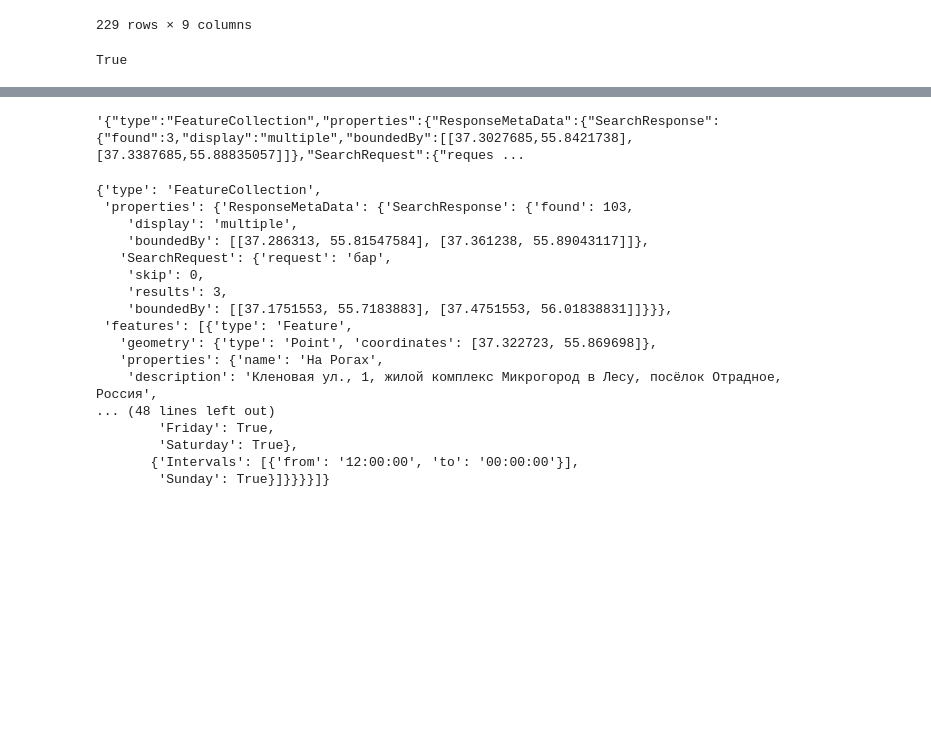
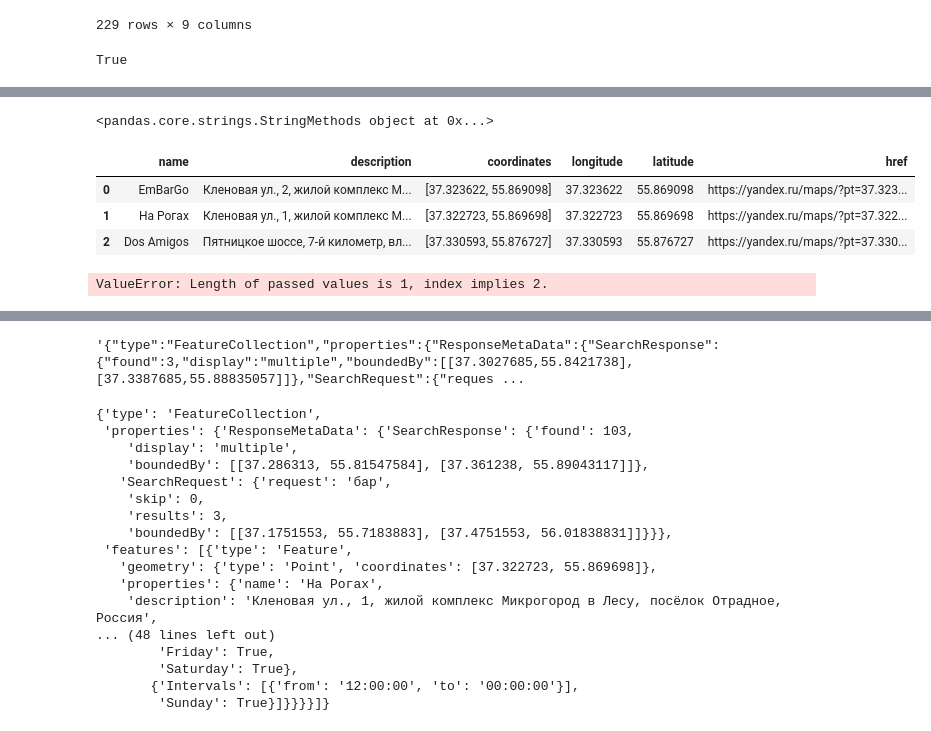
Before and after one commit to MariaZolotko/DPO_Python_2021, a Jupyter notebook: Homework/ЗолотькоМВ5.ipynb, the cells around one changed output, grey strips where cells are left out. Saved outputs shown, nothing was run; the diff lists cells and outputs as text; code cells hidden in the pictures; blank space fills up the shorter version.

```diff
--- a/Homework/ЗолотькоМВ5.ipynb
+++ b/Homework/ЗолотькоМВ5.ipynb
@@ -144,0 +198,77 @@ print(dolvkm*2)
+# %%
+import math
+import requests
+from bs4 import BeautifulSoup
+apikey1='0949a9ad-718d-4f48-ba42-a5d8845724cc'
+full_list = []
+
+coord = '37.3251553,55.8686792'
+spn = '0.018018018018018018,0.0231094601588202'
+r = requests.get('https://search-maps.yandex.ru/v1/?apikey=' + apikey1 + '&format=json&text=бар&lang=ru_RU&ll=' + coord + '&spn='+spn+'&rspn=1&results=10')
+g=r.json()['features']
+#print(type(g))
+#print(g)
+for k in g:
+    l = [k['properties']['name'],k['properties']['description'],k['geometry']['coordinates']] # нужные поля
+    full_list.append(l) # добавляем в список списков full_list
+
+
+df = pd.DataFrame(full_list)
+df.rename({0: 'name', 1: 'description', 2: 'coordinates'}, axis=1, inplace=True)
+#print(df['coordinates'].values[0])
+#print(df['coordinates'].values[0][0])
+#print(df['coordinates'].values[0][1])
+#print(df['coordinates'].str.split(pat=",",n=-1, expand=False))
+
+#print(pd.Series(df['coordinates'].values).str.)
+#df[['latitude', 'longitude']] = pd.Series(df['coordinates'].values).str.split(pat=",", expand=True)
+
+#print(pd.Series(df['coordinates'].values))
+#df[['latitude', 'longitude']] = pd.Series(df['coordinates'].values)
+#print(df)
+
+
+#del df['coordinates']
+
+#for
+#long = df['coordinates'].values[0][0]
+#lat = df['coordinates'].values[0][1]
+#df['href'] = 'https://yandex.ru/maps/?pt='+df.longitude.map(str)+','+df.latitude.map(str)
+
+#df
+# %% [output]
+<pandas.core.strings.StringMethods object at 0x...>
+# %%
+import math
+import requests
+from bs4 import BeautifulSoup
+apikey1='0949a9ad-718d-4f48-ba42-a5d8845724cc'
+full_list = []
+
+coord = '37.3251553,55.8686792'
+spn = '0.018018018018018018,0.0231094601588202'
+r = requests.get('https://search-maps.yandex.ru/v1/?apikey=' + apikey1 + '&format=json&text=бар&lang=ru_RU&ll=' + coord + '&spn='+spn+'&rspn=1&results=10')
+g=r.json()['features']
+#print(type(g))
+#print(g)
+for k in g:
+    l = [k['properties']['name'],k['properties']['description'],k['geometry']['coordinates']] # нужные поля
+    full_list.append(l) # добавляем в список списков full_list
+
+
+df = pd.DataFrame(full_list)
+df.rename({0: 'name', 1: 'description', 2: 'coordinates'}, axis=1, inplace=True)
+df[['longitude', 'latitude']] = pd.DataFrame(df.coordinates.tolist(), index=df.index)
+df['href'] = 'https://yandex.ru/maps/?pt='+df.longitude.map(str)+','+df.latitude.map(str)
+df
+# %% [output]
+|  | name | description | coordinates | longitude | latitude | href |
+| 0 | EmBarGo | Кленовая ул., 2, жилой комплекс М... | [37.323622, 55.869098] | 37.323622 | 55.869098 | https://yandex.ru/maps/?pt=37.323... |
+| 1 | На Рогах | Кленовая ул., 1, жилой комплекс М... | [37.322723, 55.869698] | 37.322723 | 55.869698 | https://yandex.ru/maps/?pt=37.322... |
+| 2 | Dos Amigos | Пятницкое шоссе, 7-й километр, вл... | [37.330593, 55.876727] | 37.330593 | 55.876727 | https://yandex.ru/maps/?pt=37.330... |
+# %%
+ "chat_id" : MENTION_USER_CHAT_ID*,
+    "text" : "Click to Open [URL](http://example.com)",
+    "parse_mode" : "markdown"
+# %% [output]
+ValueError: Length of passed values is 1, index implies 2.
```
Also changed, not shown: parts of 15 cells of this notebook, 1 other file.
